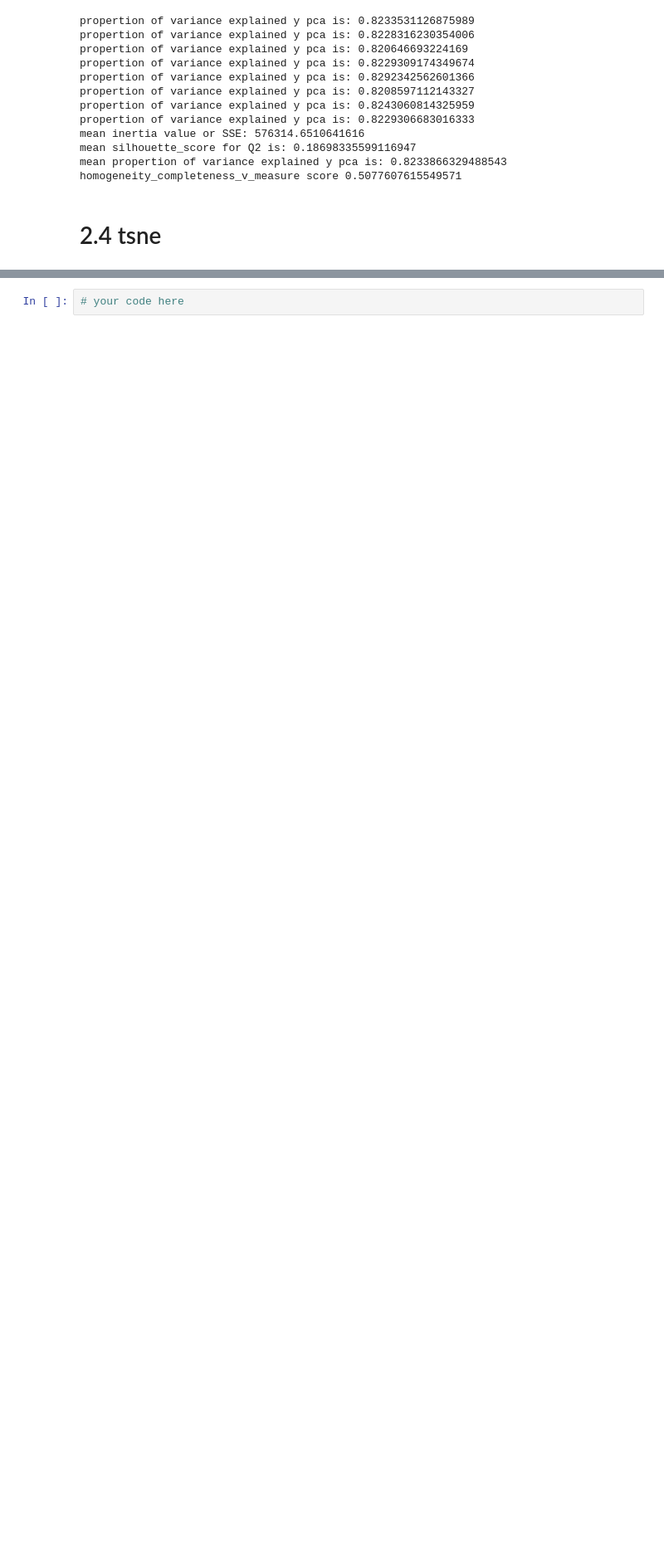
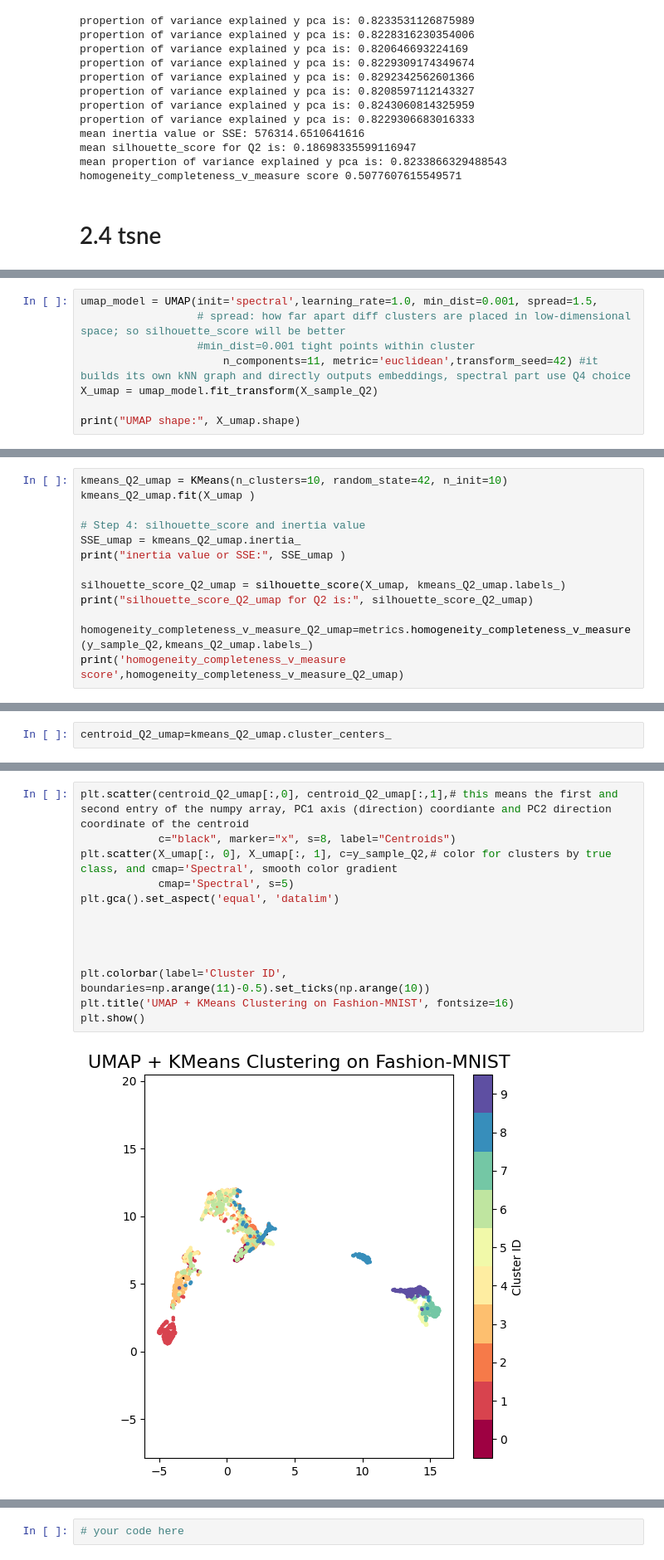
Before and after one commit to Yuyang-Yao/Math_-5750_Project2, a Jupyter notebook: project2.ipynb, the cells around one changed output, grey strips where cells are left out. Shown at 83% size. Drawn from its saved outputs; the diff is of its cells as text; blank space fills up the shorter version.

```diff
--- a/project2.ipynb
+++ b/project2.ipynb
@@ -820,0 +852,8 @@ homogeneity_completeness_v_measure score (np.float64(0.5835727043116554), np.flo
+# %%
+umap_model = UMAP(init='spectral',learning_rate=1.0, min_dist=0.001, spread=1.5,
+                  # spread: how far apart diff clusters are placed in low-dimensional space; so silhouette_score will be better
+                  #min_dist=0.001 tight points within cluster
+                      n_components=11, metric='euclidean',transform_seed=42) #it builds its own kNN graph and directly outputs embeddings, spectral part use Q4 choice
+X_umap = umap_model.fit_transform(X_sample_Q2)
+
+print("UMAP shape:", X_umap.shape)
@@ -820,0 +862,13 @@ homogeneity_completeness_v_measure score (np.float64(0.5835727043116554), np.flo
+# %%
+kmeans_Q2_umap = KMeans(n_clusters=10, random_state=42, n_init=10)
+kmeans_Q2_umap.fit(X_umap )
+
+# Step 4: silhouette_score and inertia value
+SSE_umap = kmeans_Q2_umap.inertia_
+print("inertia value or SSE:", SSE_umap )
+
+silhouette_score_Q2_umap = silhouette_score(X_umap, kmeans_Q2_umap.labels_)
+print("silhouette_score_Q2_umap for Q2 is:", silhouette_score_Q2_umap)
+
+homogeneity_completeness_v_measure_Q2_umap=metrics.homogeneity_completeness_v_measure(y_sample_Q2,kmeans_Q2_umap.labels_)
+print('homogeneity_completeness_v_measure score',homogeneity_completeness_v_measure_Q2_umap)
@@ -820,0 +879,2 @@ homogeneity_completeness_v_measure score (np.float64(0.5835727043116554), np.flo
+# %%
+centroid_Q2_umap=kmeans_Q2_umap.cluster_centers_
@@ -820,0 +888,15 @@ homogeneity_completeness_v_measure score (np.float64(0.5835727043116554), np.flo
+# %%
+plt.scatter(centroid_Q2_umap[:,0], centroid_Q2_umap[:,1],# this means the first and second entry of the numpy array, PC1 axis (direction) coordiante and PC2 direction coordinate of the centroid
+            c="black", marker="x", s=8, label="Centroids")
+plt.scatter(X_umap[:, 0], X_umap[:, 1], c=y_sample_Q2,# color for clusters by true class, and cmap='Spectral', smooth color gradient
+            cmap='Spectral', s=5)
+plt.gca().set_aspect('equal', 'datalim')
+
+
+
+
+plt.colorbar(label='Cluster ID', boundaries=np.arange(11)-0.5).set_ticks(np.arange(10))
+plt.title('UMAP + KMeans Clustering on Fashion-MNIST', fontsize=16)
+plt.show()
+# %% [output]
+[figure, added]
```
Also changed, not shown: parts of 14 cells of this notebook.
